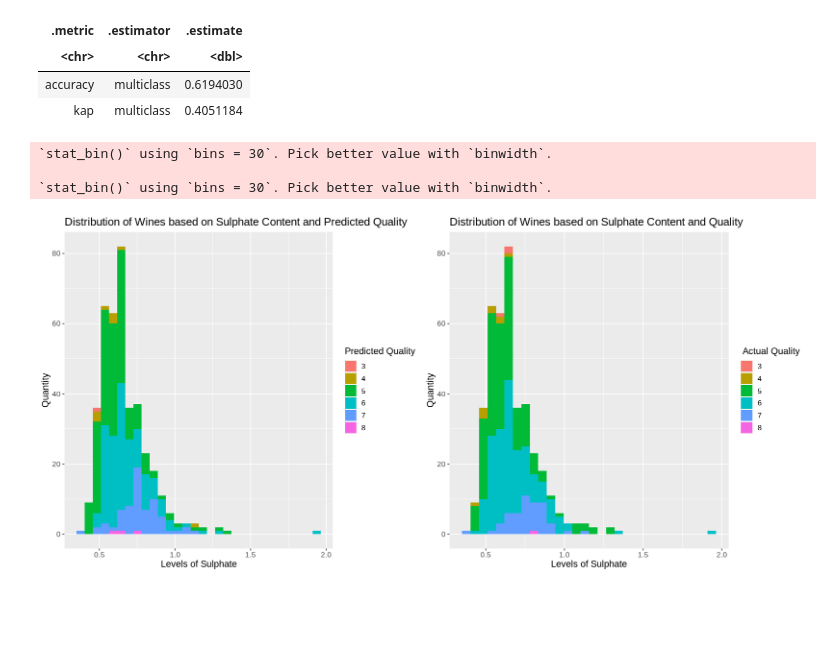
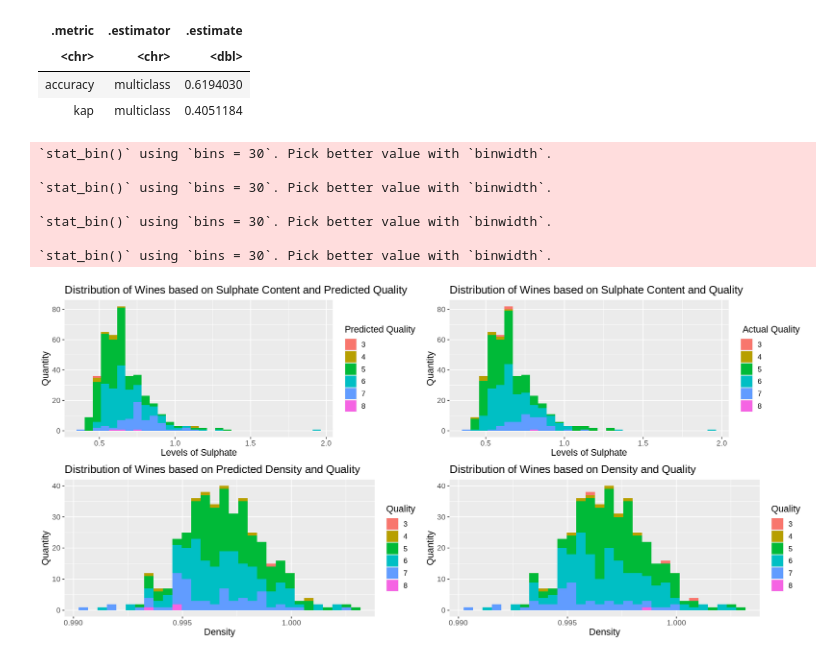
Before and after one commit to trushaan/f1_project_dsci100_163, a Jupyter notebook: proposal.ipynb, the cells around one changed output. Saved outputs shown, nothing was run; the diff lists cells and outputs as text; code cells hidden in the pictures; blank space fills up the shorter version.

Commit message:
added density graphs to end as well

```diff
--- a/proposal.ipynb
+++ b/proposal.ipynb
@@ -247,15 +247,27 @@ A tibble: 2 × 3
 # %%
 options(repr.plot.width = 30, repr.plot.height = 20)
  sulphur_plot_pred <- ggplot(prediction, aes(x=sulphates, fill=.pred_class)) + geom_histogram() + xlab("Levels of Sulphate") +
 ylab("Quantity") +labs(fill="Predicted Quality") + ggtitle("Distribution of Wines based on Sulphate Content and Predicted Quality") + theme(text = element_text(size = 13))
+
 sulphur_plot_actual <- ggplot(prediction, aes(x=sulphates, fill=quality)) + geom_histogram() + xlab("Levels of Sulphate") +
 ylab("Quantity") +labs(fill=" Actual Quality") + ggtitle("Distribution of Wines based on Sulphate Content and Quality") + theme(text = element_text(size = 13))
 
+density_plot_pred<- ggplot(prediction, aes(x=density, fill=.pred_class)) + geom_histogram() + xlab("Density") +
+ylab("Quantity") +labs(fill="Quality") + ggtitle("Distribution of Wines based on Predicted Density and Quality") + theme(text = element_text(size = 13))
+
+density_plot_actual<- ggplot(prediction, aes(x=density, fill=quality)) + geom_histogram() + xlab("Density") +
+ylab("Quantity") +labs(fill="Quality") + ggtitle("Distribution of Wines based on Density and Quality") + theme(text = element_text(size = 13))
+
+
 
 options(repr.plot.width = 15, repr.plot.height = 7)
-plot_grid(sulphur_plot_pred, sulphur_plot_actual, ncol = 2)
+plot_grid(sulphur_plot_pred, sulphur_plot_actual, density_plot_pred, density_plot_actual, ncol = 2)
 # %% [output]
 `stat_bin()` using `bins = 30`. Pick better value with `binwidth`.
 
 `stat_bin()` using `bins = 30`. Pick better value with `binwidth`.
+
+`stat_bin()` using `bins = 30`. Pick better value with `binwidth`.
+
+`stat_bin()` using `bins = 30`. Pick better value with `binwidth`.
-[figure, old version]
+[figure, new version]
```
